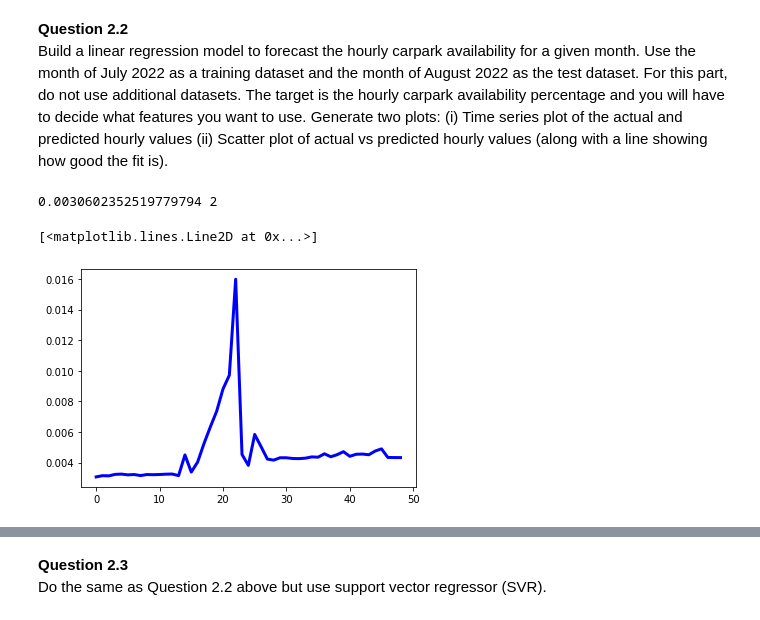
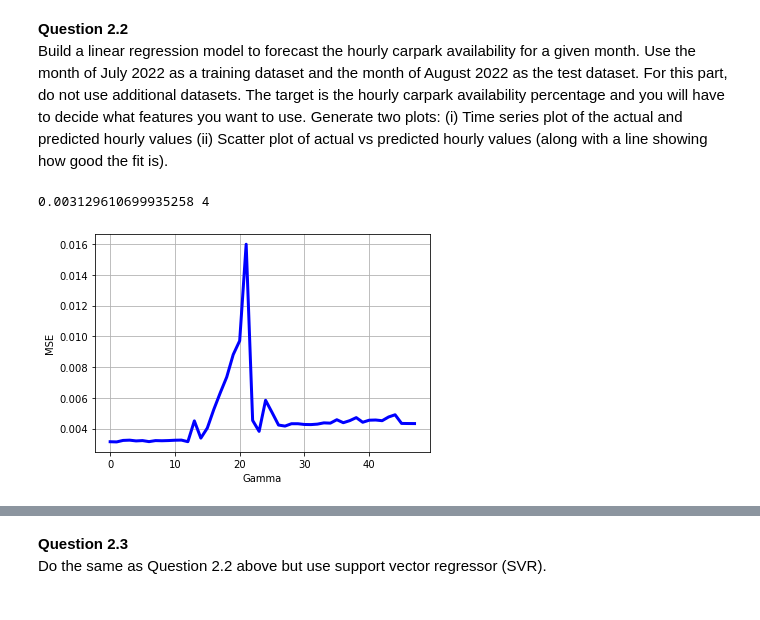
Before and after one commit to EthanWong2212/EE4211_Proj, a Jupyter notebook: part2_test.ipynb, the cells around one changed output, grey strips where cells are left out. Drawn from its saved outputs; the diff is of its cells as text; code cells hidden in the pictures.

```diff
--- a/part2_test.ipynb
+++ b/part2_test.ipynb
@@ -173,34 +173,37 @@ for _ in range(time_intervals):
 # %%
 import sklearn.linear_model as lm
 from sklearn.preprocessing import PolynomialFeatures
-dim = 2
+dim = 3
 final_dim = 0
 mse_arr = []
 mse = 99999999999999999
 def linear_regressor(dim):
     poly = PolynomialFeatures(dim)
     train_x_poly = poly.fit_transform(train_x.reshape(-1,2))
     test_x_poly = poly.fit_transform(np.asarray(test_x).reshape(-1,2))
     regressor = lm.LinearRegression()
     regressor.fit(train_x_poly, train_y) #training the algorithm
     # print(regressor.coef_)
     predicted = regressor.predict(test_x_poly)
     return regressor,mean_squared_error(train_y, predicted)
 
 while dim<=50:
     temp_regressor,temp_mse = linear_regressor(dim)
     mse_arr.append(temp_mse)
     if temp_mse<mse:
         regressor = temp_regressor
         final_dim = dim
         mse = temp_mse
     dim += 1
 print(mse,final_dim)
 plt.plot([x for x in range(len(mse_arr))], mse_arr, color="blue", linewidth=3)
+plt.grid(True)
+plt.xlabel("Gamma")
+plt.ylabel("MSE")
+plt.show()
 # %% [output]
-0.0030602352519779794 2
+0.003129610699935258 4
-[<matplotlib.lines.Line2D at 0x...>]
-[figure, old version]
+[figure, new version]
 # %%
 poly = PolynomialFeatures(final_dim)
 test_x_poly = poly.fit_transform(np.asarray(test_x).reshape(-1,2))
```
Also changed, not shown: parts of 3 cells of this notebook.
